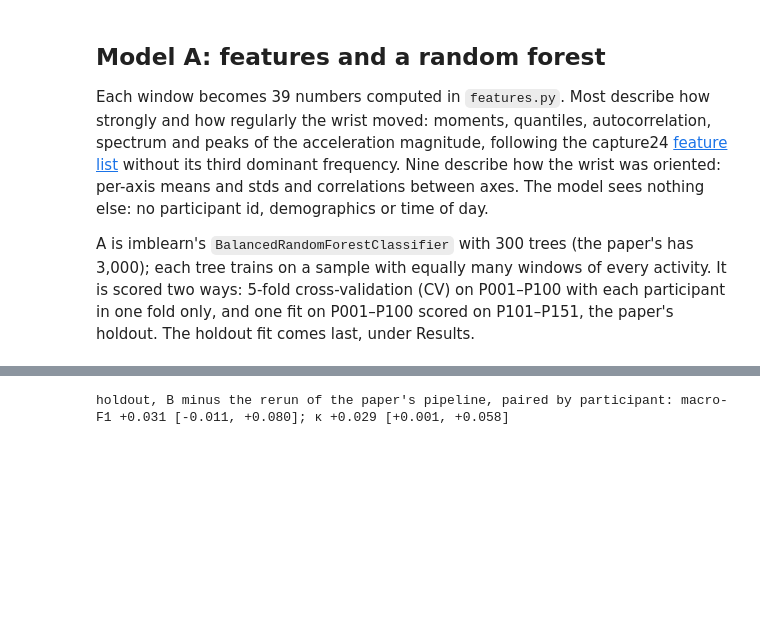
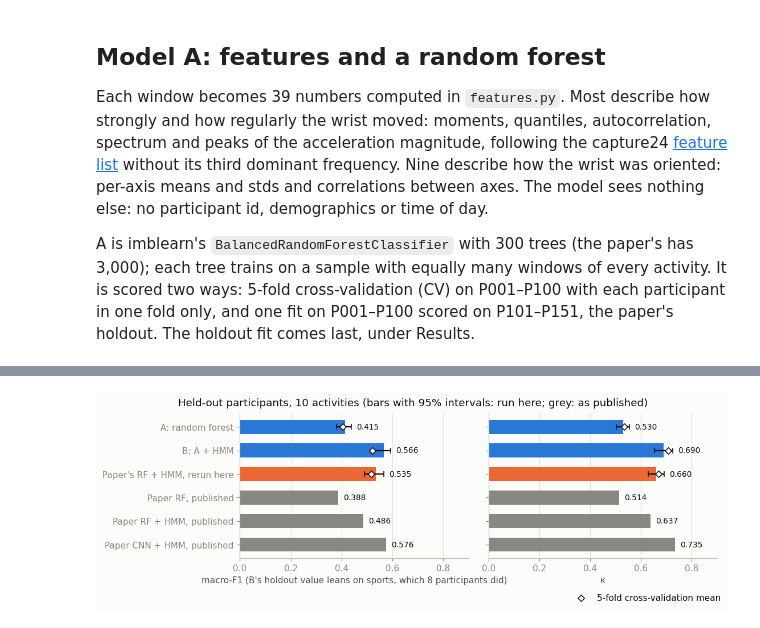
Before and after one commit to Alexr951/Capture-24, a Jupyter notebook: capture24_har.ipynb, the cells around one changed output, grey strips where cells are left out. Drawn from its saved outputs; the diff is of its cells as text; code cells hidden in the pictures; blank space fills up the shorter version.

Commit message:
v3: pretrained encoder, context model, CLI and write-up

```diff
--- a/capture24_har.ipynb
+++ b/capture24_har.ipynb
@@ -104,23 +94,23 @@ def load_label_codes():
     codes = {}
     for task, scheme in SCHEMES.items():
         column = labels[f"label:{scheme}"]
-        assert set(column) == set(CLASSES[task]), (scheme, sorted(set(column)))
-        codes[task] = column.map(CODES[task].index).astype(int)
+        assert set(column) == set(TASK_CLASSES[task]), (scheme, sorted(set(column)))
+        codes[task] = column.map(TASK_CODES[task].index).astype(int)
     return codes
 
 
 def process_participant(path, label_codes):
     """One participant file -> (window table: ids, labels, features; raw-signal stats)."""
     raw = F.load_participant(path)
-    time_, xyz = raw["time"].to_numpy(), raw[["x", "y", "z"]].to_numpy()
+    time, xyz = raw["time"].to_numpy(), raw[["x", "y", "z"]].to_numpy()
     annotation = raw["annotation"].cat  # codes: annotation id per sample, -1 where unlabelled
     class_of = {task: lookup[annotation.categories].to_numpy() for task, lookup in label_codes.items()}
-    X, start, y, _ = F.make_windows(time_, xyz, annotation.codes.to_numpy(), class_of)
+    X, start, y, _ = F.make_windows(time, xyz, annotation.codes.to_numpy(), class_of)
     pid = path.name[:4]
     table = pd.concat([pd.DataFrame({"participant": pid, "window_start": start, **y}), F.extract_features(X)], axis=1)
     stats = {"participant": pid, "hours": len(raw) / F.SAMPLE_RATE / 3600,
              "nan_share": np.isnan(xyz).any(axis=1).mean(), "unlabelled_share": raw["annotation"].isna().mean(),
-             "steps_over_1s": int((np.diff(time_) >= np.timedelta64(1, "s")).sum())}
+             "steps_over_1s": int((np.diff(time) >= np.timedelta64(1, "s")).sum())}
     return table, stats
 
 
@@ -137,9 +127,9 @@ def load_windows():
 LABEL_CODES = load_label_codes()
 windows, stats = load_windows()
 LABELLED = windows["10-class"].to_numpy() >= 0  # unlabelled windows are decoded by the HMM and never trained on or scored
-assert (LABELLED == (windows["4-class"] >= 0)).all() and stats["nan_share"].max() == 0
 IS_DEV = windows["participant"].isin(DEV_IDS).to_numpy()
-print(f"{len(stats)} participants, {stats['hours'].min():.0f}–{stats['hours'].max():.0f} h each, no NaN, "
+print(f"{len(stats)} participants, {stats['hours'].min():.0f}–{stats['hours'].max():.0f} h each, "
+      f"{(stats['nan_share'] > 0).sum()} with missing samples, "
       f"{(stats['steps_over_1s'] > 0).sum()} with a recording gap over 1 s, "
       f"{stats['unlabelled_share'].mean():.0%} of samples unlabelled")
 # %% [output]
@@ -512,52 +431,16 @@ test_metrics()
 # %%
-def confusion(task, rows, pred):
-    return confusion_matrix(Y[task][rows], pred, labels=range(len(CODES[task])))
+def plot_results(task="10-class"):
+    """Holdout macro-F1 and kappa with 95% intervals and CV means, next to the paper's published numbers."""
+    models = {"A: random forest": (SCORES[task]["A"], CV.loc[(task, "A")].xs("mean", level=1), BLUE),
+              "B: A + HMM": (SCORES[task]["B"], CV.loc[(task, "B")].xs("mean", level=1), BLUE),
+              "Paper's RF + HMM, rerun here": (COPY, COPY_CV.mean(), ORANGE)}
+    published = {f"{name}, published": numbers for name, numbers in PAPER[task].items()}
+    title = "Held-out participants, 10 activities (bars with 95% intervals: run here; grey: as published)"
+    fig = har.plot_holdout(models, published, title)
+    fig.axes[0].set_xlabel("macro-F1 (B's holdout value leans on sports, which 8 participants did)")
+    fig.savefig(OUT / "results.png", dpi=150)
 
 
-def participant_cms(y_true, y_pred, groups, k):
-    """One confusion matrix per participant, shape (participants, k, k)."""
-    g = pd.factorize(groups)[0]
-    cms = np.zeros((g.max() + 1, k, k))
-    np.add.at(cms, (g, y_true, y_pred), 1)
-    return cms
-
-
-def bootstrap_holdout(task, pred):
-    """Holdout confusion matrix per participant, and the metrics of each bootstrap draw of participants.
-    The draws are the same for every model, so two models' draws can be subtracted."""
-    cms = participant_cms(Y[task][SCORED], pred, GROUPS[SCORED], len(CODES[task]))
-    draws = np.random.default_rng(SEED).integers(0, len(cms), (N_BOOT, len(cms)))
-    return cms, pd.DataFrame([metrics_from_cm(cms[d].sum(axis=0)) for d in draws])[METRICS]
-
-
-def score_holdout(task, pred):
-    """Point metrics and bootstrap CI, resampling participants."""
-    cms, boots = bootstrap_holdout(task, pred)
-    point = metrics_from_cm(cms.sum(axis=0))
-    lo, hi = boots.quantile(0.025), boots.quantile(0.975)
-    return {**{m: {"value": point[m], "ci": [lo[m], hi[m]]} for m in METRICS},
-            "per_class_f1": dict(zip(CODES[task], point["per_class_f1"])), "cm": cms.sum(axis=0)}
-
-
-def holdout_gain(task, pred, baseline):
-    """Holdout metrics of `pred` minus those of `baseline`, with a 95% interval paired by participant."""
-    (cms, boots), (base_cms, base_boots) = bootstrap_holdout(task, pred), bootstrap_holdout(task, baseline)
-    point, base, gain = metrics_from_cm(cms.sum(axis=0)), metrics_from_cm(base_cms.sum(axis=0)), boots - base_boots
-    return {m: {"value": point[m] - base[m], "ci": [gain[m].quantile(0.025), gain[m].quantile(0.975)]} for m in METRICS}
-
-
-# One confusion matrix per task, model and CV fold.
-CV_CM = {task: {model: [confusion(task, rows, preds[model]) for rows, preds in CV_PRED[task]] for model in ("Dummy", "A", "B")}
-         for task in SCHEMES}
-cv = pd.DataFrame([{"task": task, "model": model, "fold": fold, **metrics_from_cm(cm)}
-                   for task in SCHEMES for model, cms in CV_CM[task].items() for fold, cm in enumerate(cms)])
-CV = cv.groupby(["task", "model"])[METRICS].agg(["mean", "std"])
-SCORES = {task: {model: score_holdout(task, pred) for model, pred in PRED[task].items()} for task in SCHEMES}
-COPY_CV = pd.DataFrame([metrics_from_cm(confusion("10-class", rows, pred))
-                        for (rows, _), (pred, _) in zip(CV_PRED["10-class"], PAPER_CV)])[METRICS]
-COPY = score_holdout("10-class", PAPER_HOLDOUT[0])
-GAIN = holdout_gain("10-class", PRED["10-class"]["B"], PAPER_HOLDOUT[0])
-print("holdout, B minus the rerun of the paper's pipeline, paired by participant:",
-      "; ".join(f"{name} {GAIN[m]['value']:+.3f} [{GAIN[m]['ci'][0]:+.3f}, {GAIN[m]['ci'][1]:+.3f}]" for m, name in SHOWN.items()))
+plot_results()
 # %% [output]
-holdout, B minus the rerun of the paper's pipeline, paired by participant: macro-F1 +0.031 [-0.011, +0.080]; κ +0.029 [+0.001, +0.058]
+[figure, added]
```
Also changed, not shown: parts of 48 cells of this notebook, 26 other files.
